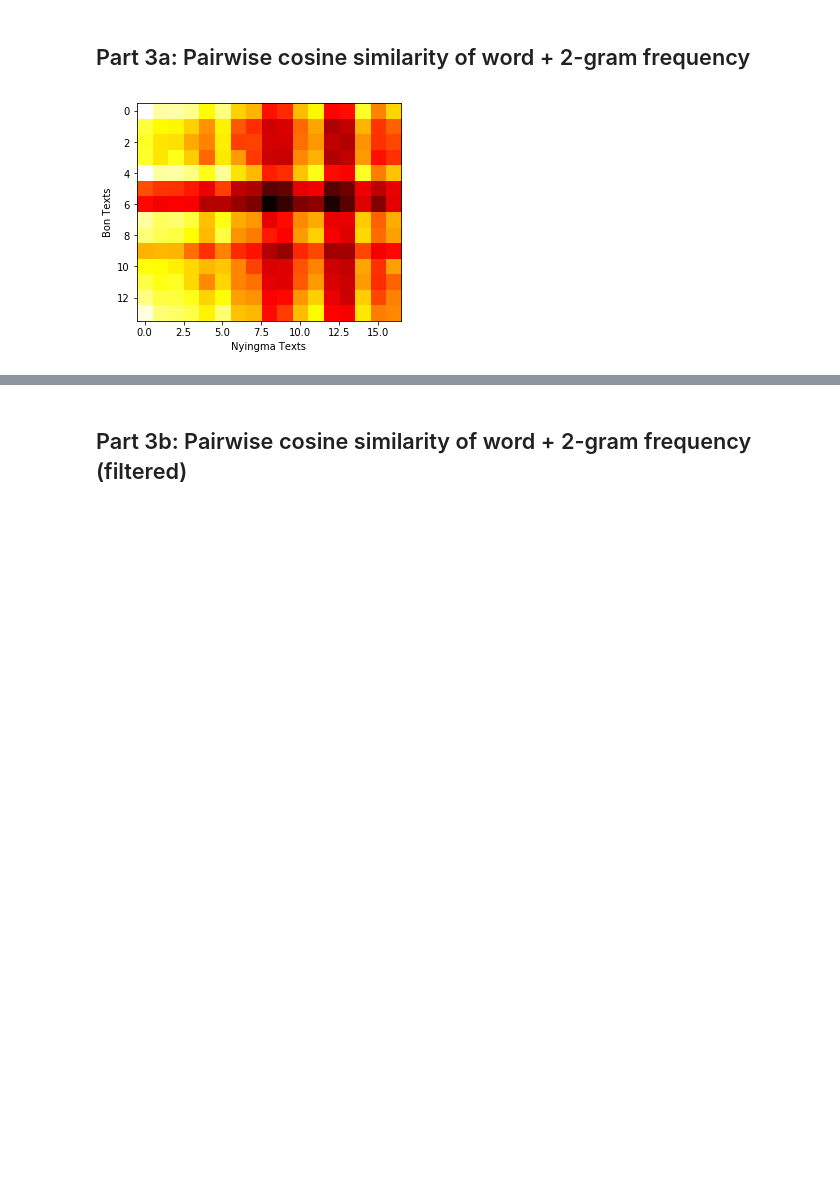
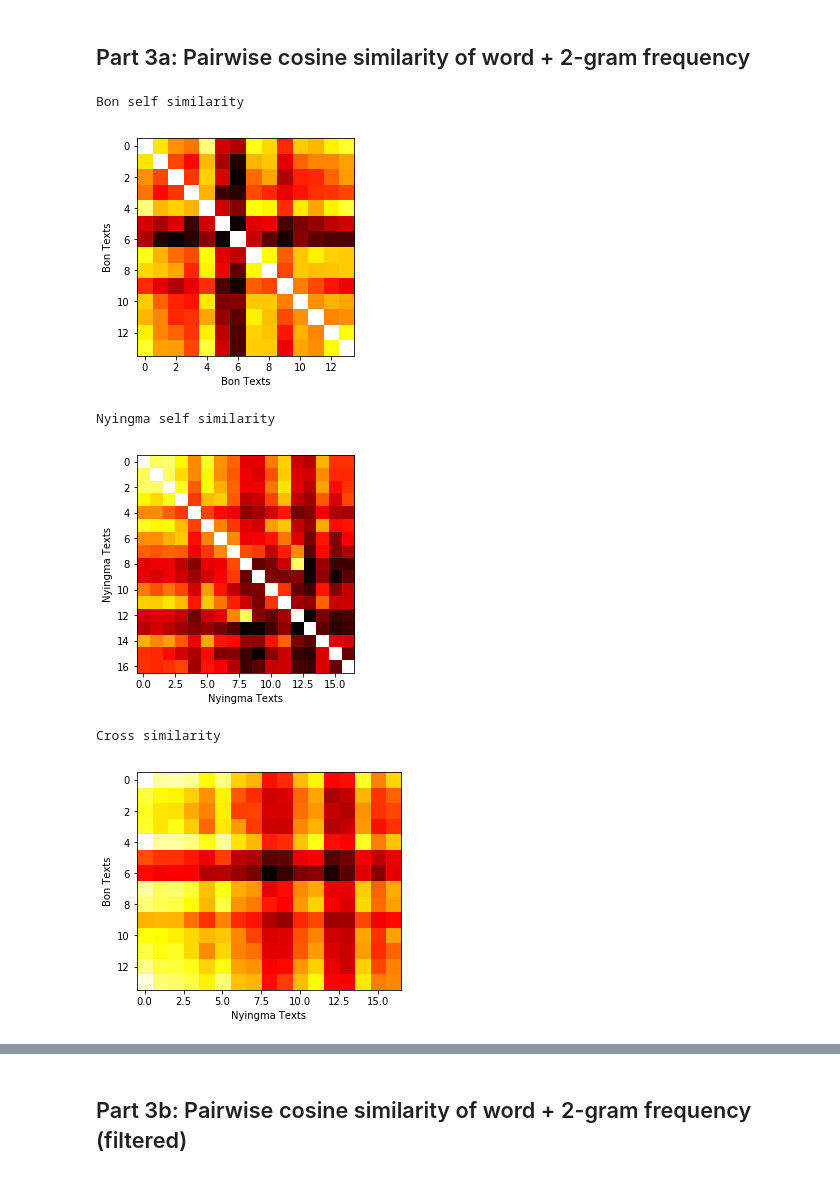
Before and after one commit to keutzer/bo-corpus-analytics, a Jupyter notebook: bon_nyingma_filtered_word_frequency_analysis.ipynb, the cells around one changed output, grey strips where cells are left out. Cells and saved outputs as stored; diff of their text form; code cells hidden in the pictures; blank space fills up the shorter version.

```diff
--- a/bon_nyingma_filtered_word_frequency_analysis.ipynb
+++ b/bon_nyingma_filtered_word_frequency_analysis.ipynb
@@ -429,34 +566,69 @@ nyingma_bows_words_bigrams = []
 for t in nyingma_words_bigrams:
     nyingma_bows_words_bigrams.append(dct_words_bigrams.doc2bow(t))
 
 bon_tfs_words_bigrams = []
 for t in bon_bows_words_bigrams:
     vec = np.zeros(len(dct_words_bigrams))
     for k, v in t:
         vec[k] = v
     bon_tfs_words_bigrams.append(vec)
 
 nyingma_tfs_words_bigrams = []
 for t in nyingma_bows_words_bigrams:
     vec = np.zeros(len(dct_words_bigrams))
     for k, v in t:
         vec[k] = v
     nyingma_tfs_words_bigrams.append(vec)
 
+
+print("Bon self similarity")
+cos_sims_words_bigrams = np.zeros((len(bon_tfs_words_bigrams), len(bon_tfs_words_bigrams)))
+
+for i in range(len(bon_tfs_words_bigrams)):
+    for j in range(len(bon_tfs_words_bigrams)):
+        u = bon_tfs_words_bigrams[i]
+        v = bon_tfs_words_bigrams[j]
+        cos_sims_words_bigrams[i,j] = (u / np.linalg.norm(u)).dot(v / np.linalg.norm(v))
+
+plt.imshow(cos_sims_words_bigrams, cmap='hot', interpolation='nearest')
+plt.xlabel('Bon Texts')
+plt.ylabel('Bon Texts')
+plt.show()
+
+print("Nyingma self similarity")
+cos_sims_words_bigrams = np.zeros((len(nyingma_tfs_words_bigrams), len(nyingma_tfs_words_bigrams)))
+
+for i in range(len(nyingma_tfs_words_bigrams)):
+    for j in range(len(nyingma_tfs_words_bigrams)):
+        u = nyingma_tfs_words_bigrams[i]
+        v = nyingma_tfs_words_bigrams[j]
+        cos_sims_words_bigrams[i,j] = (u / np.linalg.norm(u)).dot(v / np.linalg.norm(v))
+
+plt.imshow(cos_sims_words_bigrams, cmap='hot', interpolation='nearest')
+plt.xlabel('Nyingma Texts')
+plt.ylabel('Nyingma Texts')
+plt.show()
+
+print("Cross similarity")
 cos_sims_words_bigrams = np.zeros((len(bon_tfs_words_bigrams), len(nyingma_tfs_words_bigrams)))
 
 for i in range(len(bon_tfs_words_bigrams)):
     for j in range(len(nyingma_tfs_words_bigrams)):
         u = bon_tfs_words_bigrams[i]
         v = nyingma_tfs_words_bigrams[j]
         cos_sims_words_bigrams[i,j] = (u / np.linalg.norm(u)).dot(v / np.linalg.norm(v))
 
 plt.imshow(cos_sims_words_bigrams, cmap='hot', interpolation='nearest')
 plt.xlabel('Nyingma Texts')
 plt.ylabel('Bon Texts')
 plt.show()
 # %% [output]
+Bon self similarity
-[figure, old version]
+[figure, new version]
+Nyingma self similarity
+[figure, added]
+Cross similarity
+[figure, added]
 # %%
 bon_idx2fname
 # %% [output]
```
Also changed, not shown: parts of 18 cells of this notebook, 9 other files.
